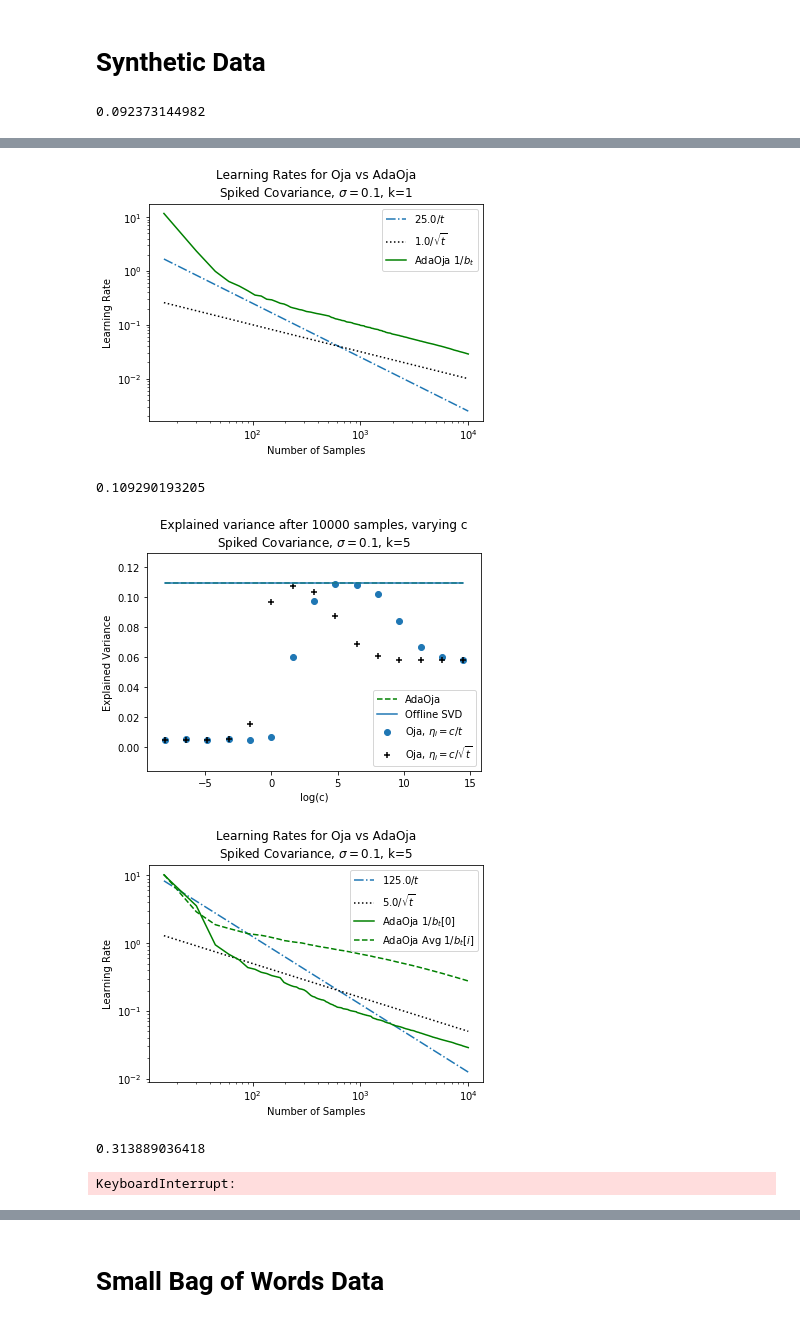
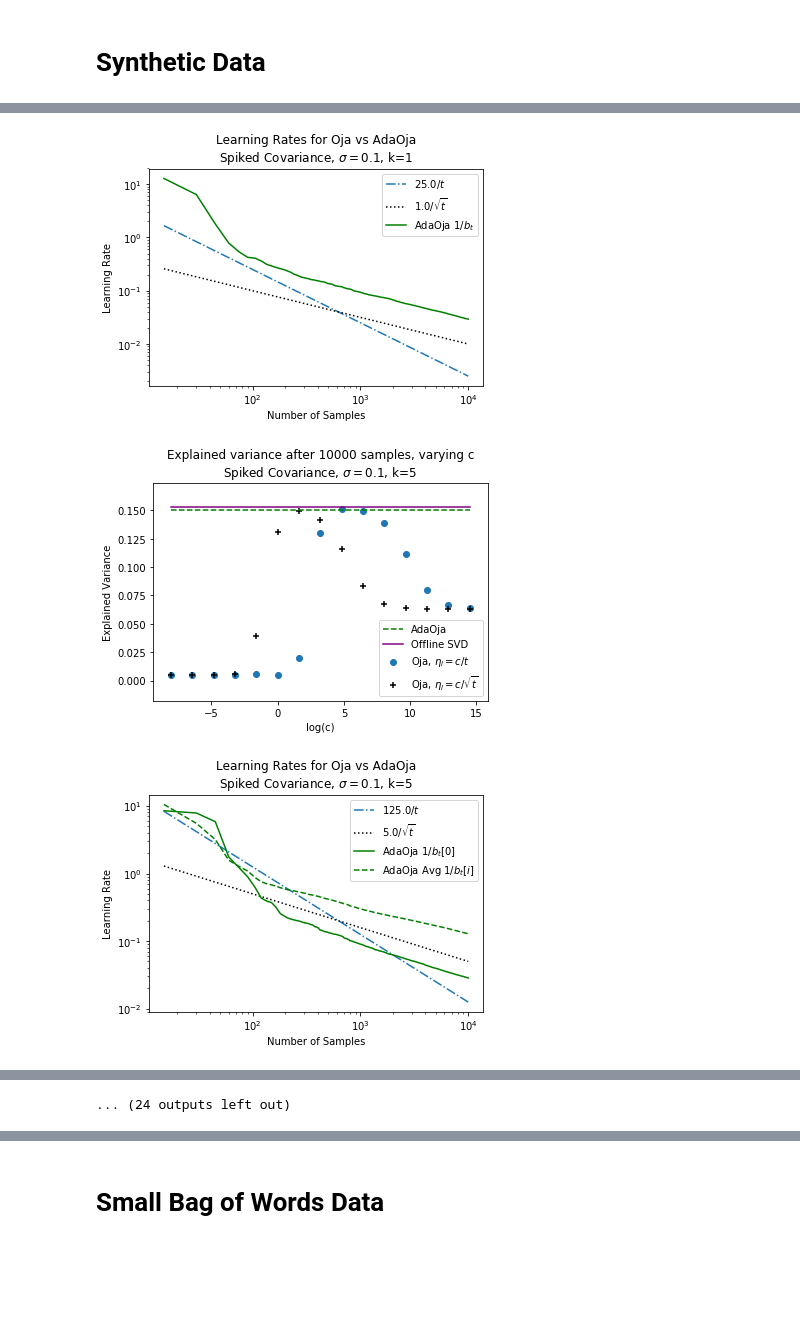
Before and after one commit to aamcbee/AdaOja, a Jupyter notebook: LR comparison, 3_27_2019.ipynb, the cells around one changed output, grey strips where cells are left out. Drawn from its saved outputs; the diff is of its cells as text; code cells hidden in the pictures; blank space fills up the shorter version.

Commit message:
Plotting updates

```diff
--- a/LR comparison, 3_27_2019.ipynb
+++ b/LR comparison, 3_27_2019.ipynb
@@ -28,20 +28,10 @@ spcov_lr = pf.compare_lr(base=5., lower=-5., upper=10.)
 for sigma in [.1, .25, .5, .75, 1, 1.5]:
     for k in [1, 5, 10]:
         cov, w, A0, X = simd.spiked_covariance(n, d, k, sigma=sigma)
-        #V = la.eigh(np.cov(X.T))[1][:,::-1][:,:k]
-        true_evar = expvar(X, A0)
-        print(true_evar)
-        '''
-        Plot the true achievable explained variance?
-        #v = la.eigh(np.cov(X.T))[1][:,::-1][:,:k]
-        v = la.eigh(cov)[1][:,::-1][:,:k]
-        c = 5.**np.arange(-5, 11)
-        expvar = (la.norm(X @ v, ord='fro')**2) / (la.norm(X, ord='fro')**2)
-        plt.plot(np.log(c), np.ones_like(c) * expvar, label='svd')
-        '''
+        V = la.eigh(np.cov(X.T))[1][:,::-1][:,:k]
+        true_evar = expvar(X, V)
         spcov_lr.run_cval_fullX(X, k, B, Sparse=False)
         dataname = r'Spiked Covariance, $\sigma=$' + str(sigma) + ', k=' + str(k)
         spcov_lr.plot_cval_acc(dataname, 'spcov_sig' + str(sigma).replace(".","") + "_k" + str(k) + "cvals.png", true_evar=true_evar)
         spcov_lr.plot_bvals(dataname, "spcov_sig" + str(sigma).replace(".","") + "_k" + str(k) + "lr.png")
 # %% [output]
-0.092373144982
@@ -49,6 +39,3 @@ for sigma in [.1, .25, .5, .75, 1, 1.5]:
-[figure, old version]
+[figure, new version]
-0.109290193205
-[figure, old version]
+[figure, new version]
-[figure, old version]
+[figure, new version]
-0.313889036418
-KeyboardInterrupt:
@@ -55,3 +50,4 @@ KeyboardInterrupt:
+... (24 outputs left out)
 # %%
 # Initialize learning rate comparison object for spiked covariance model
 
```
Also changed, not shown: parts of 7 cells of this notebook, 1 other file.
